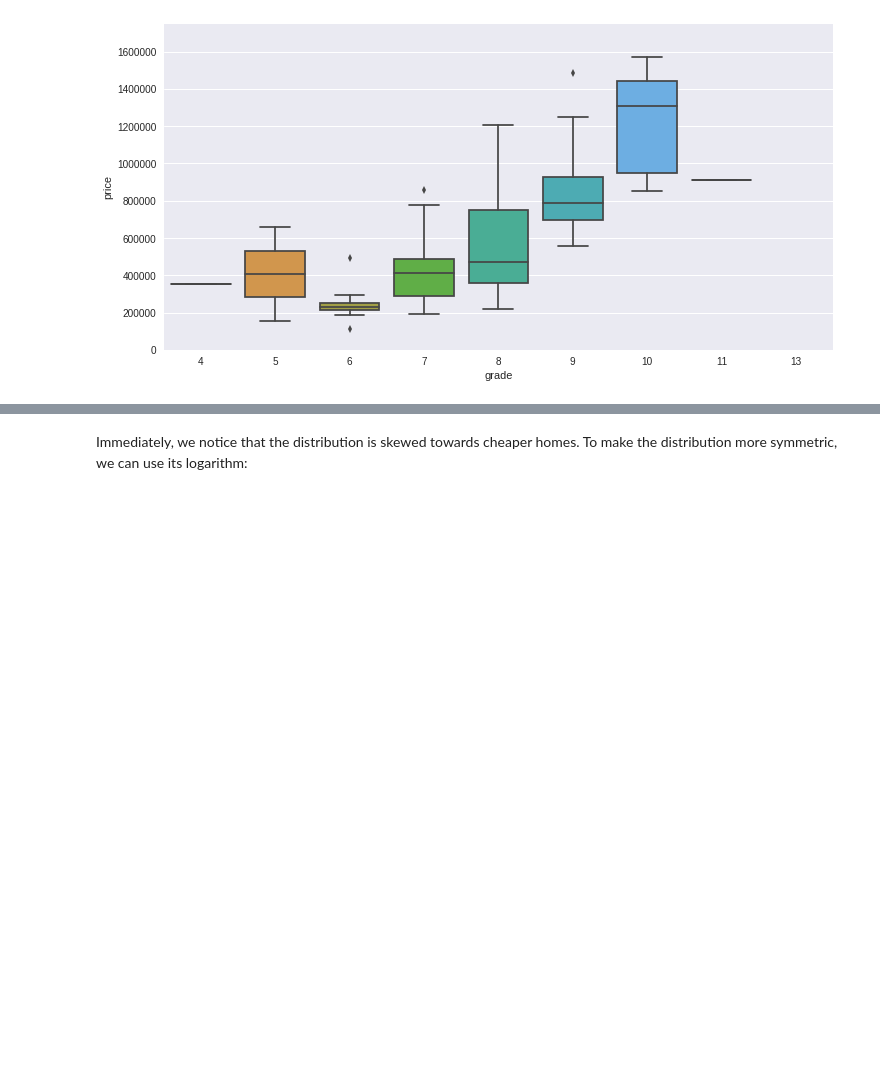
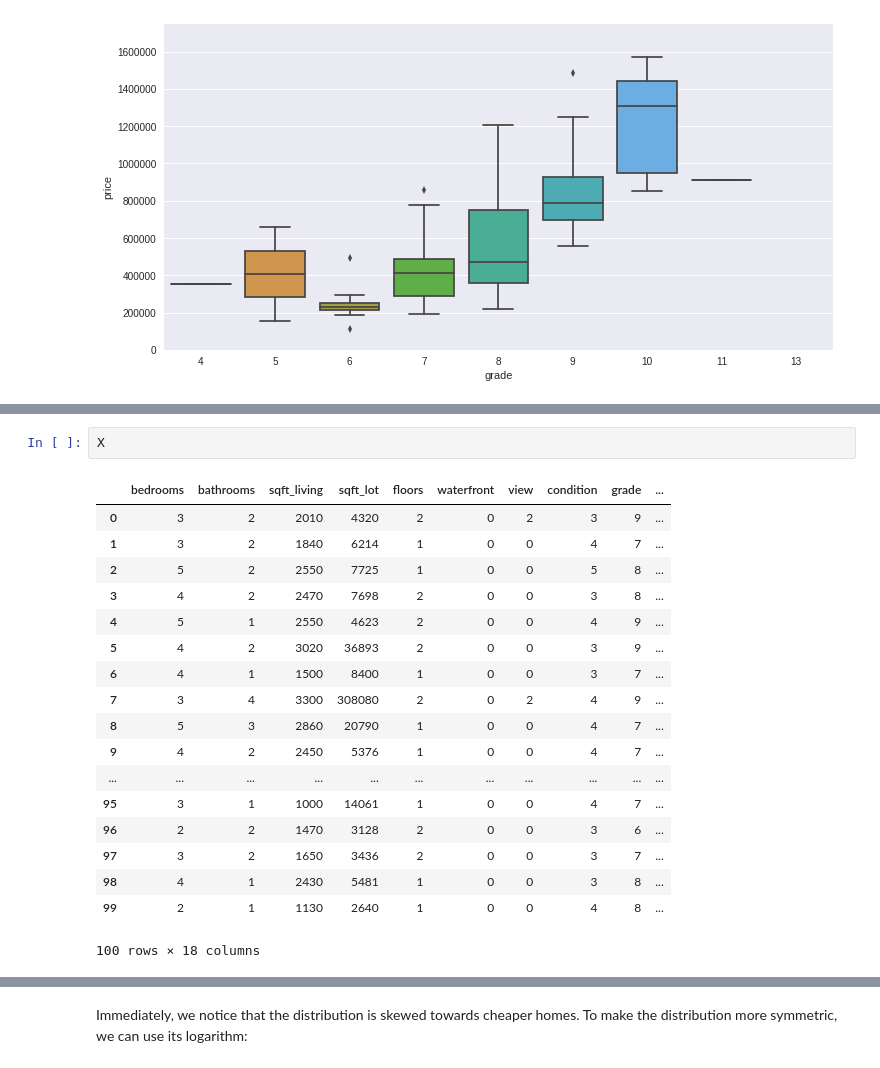
Before and after one commit to solidarite/friend, a Jupyter notebook: README.ipynb, the cells around one changed output, grey strips where cells are left out. Drawn from its saved outputs; the diff is of its cells as text; blank space fills up the shorter version.

```diff
--- a/README.ipynb
+++ b/README.ipynb
@@ -122,3 +122,24 @@ fig = sns.boxplot(x=var, y="price", data=XY)
 fig.axis(ymin=0, ymax=3500000);
 # %% [output]
 [figure]
+# %%
+X
+# %% [output]
+|  | bedrooms | bathrooms | sqft_living | sqft_lot | floors | waterfront | view | condition | grade | ... |
+| 0 | 3 | 2 | 2010 | 4320 | 2 | 0 | 2 | 3 | 9 | ... |
+| 1 | 3 | 2 | 1840 | 6214 | 1 | 0 | 0 | 4 | 7 | ... |
+| 2 | 5 | 2 | 2550 | 7725 | 1 | 0 | 0 | 5 | 8 | ... |
+| 3 | 4 | 2 | 2470 | 7698 | 2 | 0 | 0 | 3 | 8 | ... |
+| 4 | 5 | 1 | 2550 | 4623 | 2 | 0 | 0 | 4 | 9 | ... |
+| 5 | 4 | 2 | 3020 | 36893 | 2 | 0 | 0 | 3 | 9 | ... |
+| 6 | 4 | 1 | 1500 | 8400 | 1 | 0 | 0 | 3 | 7 | ... |
+| 7 | 3 | 4 | 3300 | 308080 | 2 | 0 | 2 | 4 | 9 | ... |
+| 8 | 5 | 3 | 2860 | 20790 | 1 | 0 | 0 | 4 | 7 | ... |
+| 9 | 4 | 2 | 2450 | 5376 | 1 | 0 | 0 | 4 | 7 | ... |
+| ... | ... | ... | ... | ... | ... | ... | ... | ... | ... | ... |
+| 95 | 3 | 1 | 1000 | 14061 | 1 | 0 | 0 | 4 | 7 | ... |
+| 96 | 2 | 2 | 1470 | 3128 | 2 | 0 | 0 | 3 | 6 | ... |
+| 97 | 3 | 2 | 1650 | 3436 | 2 | 0 | 0 | 3 | 7 | ... |
+| 98 | 4 | 1 | 2430 | 5481 | 1 | 0 | 0 | 3 | 8 | ... |
+| 99 | 2 | 1 | 1130 | 2640 | 1 | 0 | 0 | 4 | 8 | ... |
+100 rows × 18 columns
```
Also changed, not shown: parts of 14 cells of this notebook.
